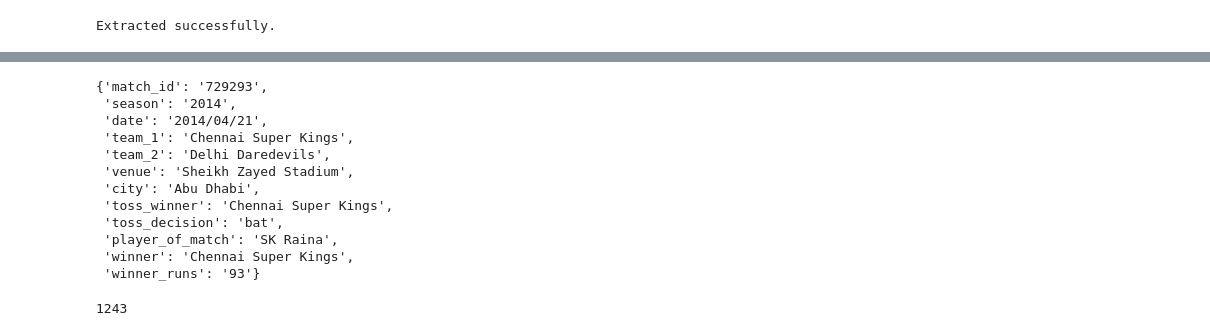
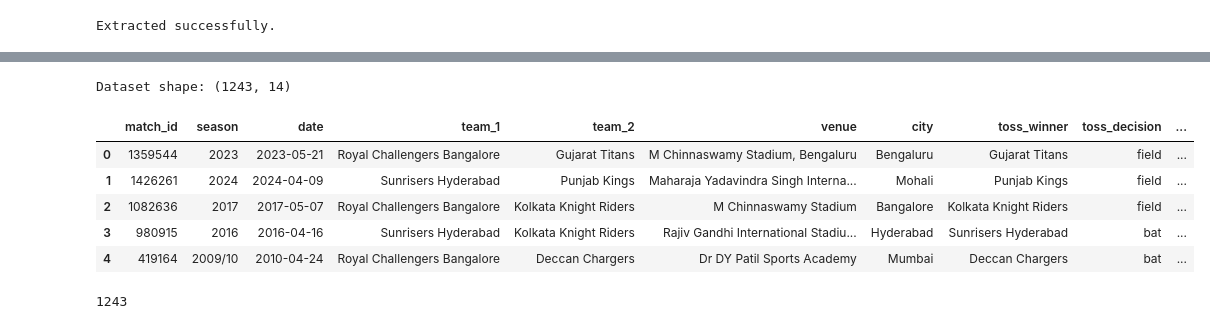
Before and after one commit to shubhampk37/data-analysis-practice, a Jupyter notebook: EDA/01_IPL/analysis.ipynb, the cells around one changed output, grey strips where cells are left out. Cells and saved outputs as stored; diff of their text form; code cells hidden in the pictures.

```diff
--- a/EDA/01_IPL/analysis.ipynb
+++ b/EDA/01_IPL/analysis.ipynb
@@ -136,30 +136,54 @@ info_data
 # %%
-match_data = {
-    "match_id": info_data["match_id"][0][0],
-    "season": info_data["season"][0][0],
-    "date": info_data["date"][0][0],
-    "team_1": info_data["team"][0][0],
-    "team_2": info_data["team"][1][0],
-    "venue": info_data["venue"][0][0],
-    "city": info_data["city"][0][0],
-    "toss_winner": info_data["toss_winner"][0][0],
-    "toss_decision": info_data["toss_decision"][0][0],
-    "player_of_match": info_data["player_of_match"][0][0],
-    "winner": info_data["winner"][0][0],
-    "winner_runs": info_data["winner_runs"][0][0]
-}
+matches = []
 
-match_data
+for info_file in info_files:
+    with open(info_file, "r", encoding="utf-8") as f:
+        rows = list(csv.reader(f))
+
+    info_data = {}
+
+    for row in rows:
+        if len(row) >= 3 and row[0] == "info":
+            key = row[1]
+            value = row[2:]
+
+            if key not in info_data:
+                info_data[key] = []
+
+            info_data[key].append(value)
+
+    match_data = {
+        "match_id": info_data["match_id"][0][0],
+        "season": info_data["season"][0][0],
+        "date": info_data["date"][0][0],
+        "team_1": info_data["team"][0][0],
+        "team_2": info_data["team"][1][0],
+        "venue": info_data["venue"][0][0],
+        "city": info_data["city"][0][0],
+        "toss_winner": info_data["toss_winner"][0][0],
+        "toss_decision": info_data["toss_decision"][0][0],
+        "player_of_match": info_data.get("player_of_match", [[None]])[0][0],
+        "winner": info_data.get("winner", [[None]])[0][0],
+        "winner_runs": info_data.get("winner_runs", [[None]])[0][0],
+        "winner_wickets": info_data.get("winner_wickets", [[None]])[0][0],
+        "outcome": info_data.get("outcome", [[None]])[0][0]
+    }
+
+    matches.append(match_data)
+
+df = pd.DataFrame(matches)
+
+df["date"] = pd.to_datetime(df["date"])
+df["winner_runs"] = pd.to_numeric(df["winner_runs"])
+df["winner_wickets"] = pd.to_numeric(df["winner_wickets"])
+
+print("Dataset shape:", df.shape)
+df.head()
 # %% [output]
-{'match_id': '729293',
- 'season': '2014',
- 'date': '2014/04/21',
- 'team_1': 'Chennai Super Kings',
- 'team_2': 'Delhi Daredevils',
- 'venue': 'Sheikh Zayed Stadium',
- 'city': 'Abu Dhabi',
- 'toss_winner': 'Chennai Super Kings',
- 'toss_decision': 'bat',
- 'player_of_match': 'SK Raina',
- 'winner': 'Chennai Super Kings',
- 'winner_runs': '93'}
+Dataset shape: (1243, 14)
+|  | match_id | season | date | team_1 | team_2 | venue | city | toss_winner | toss_decision | ... |
+| 0 | 1359544 | 2023 | 2023-05-21 | Royal Challengers Bangalore | Gujarat Titans | M Chinnaswamy Stadium, Bengaluru | Bengaluru | Gujarat Titans | field | ... |
+| 1 | 1426261 | 2024 | 2024-04-09 | Sunrisers Hyderabad | Punjab Kings | Maharaja Yadavindra Singh Interna... | Mohali | Punjab Kings | field | ... |
+| 2 | 1082636 | 2017 | 2017-05-07 | Royal Challengers Bangalore | Kolkata Knight Riders | M Chinnaswamy Stadium | Bangalore | Kolkata Knight Riders | field | ... |
+| 3 | 980915 | 2016 | 2016-04-16 | Sunrisers Hyderabad | Kolkata Knight Riders | Rajiv Gandhi International Stadiu... | Hyderabad | Sunrisers Hyderabad | bat | ... |
+| 4 | 419164 | 2009/10 | 2010-04-24 | Royal Challengers Bangalore | Deccan Chargers | Dr DY Patil Sports Academy | Mumbai | Deccan Chargers | bat | ... |
```
Also changed, not shown: parts of 14 cells of this notebook.
